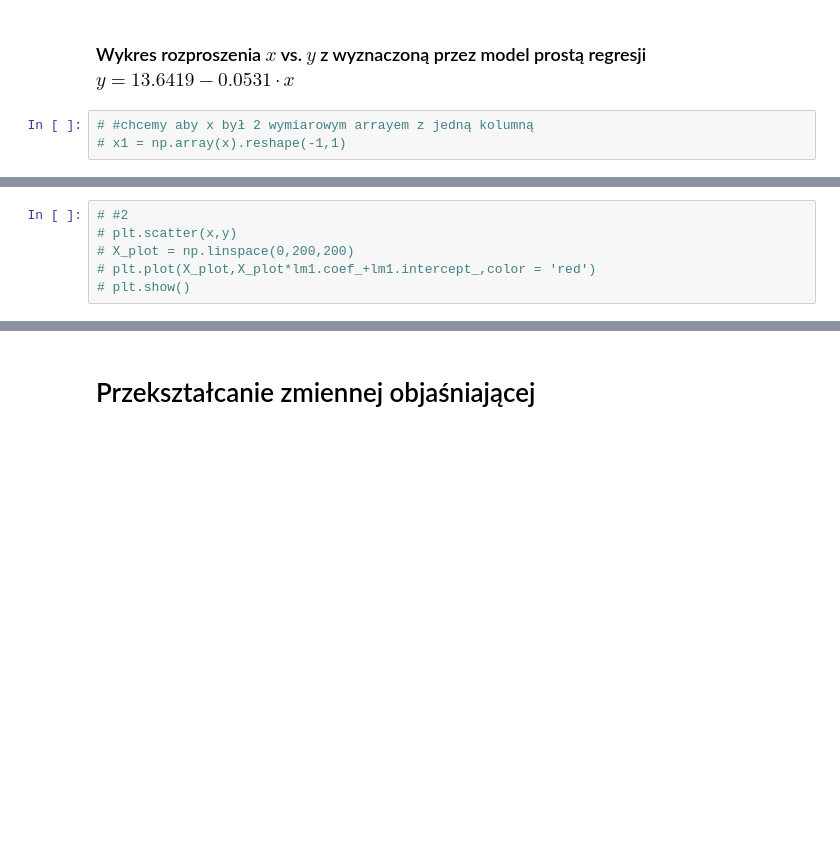
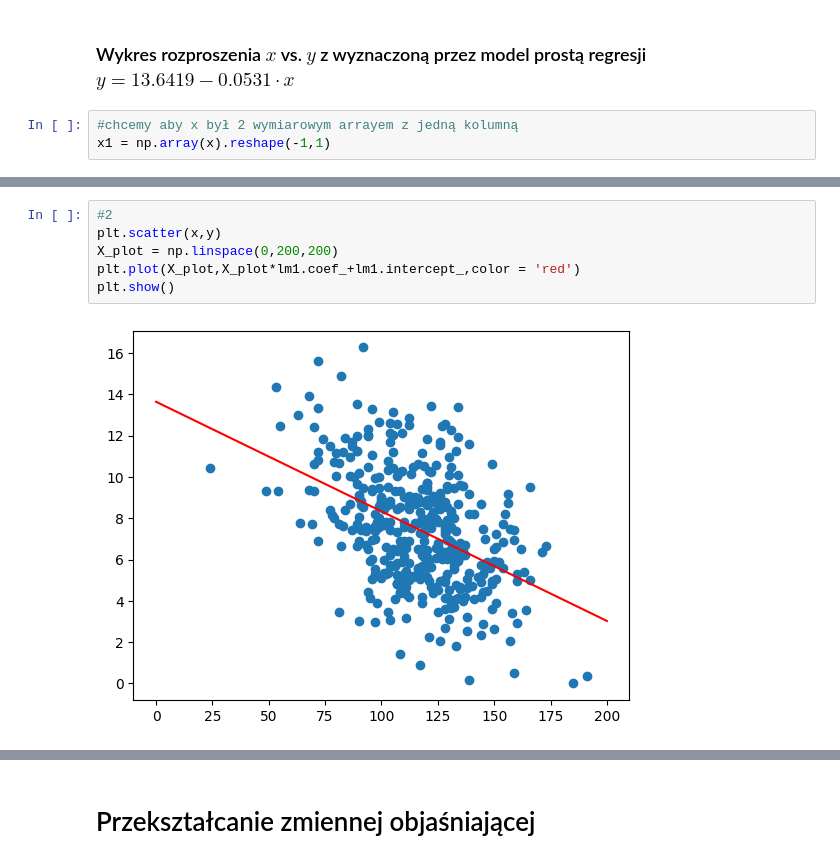
Before and after one commit to krzpiszcz/ds14092024regression, a Jupyter notebook: 03_regresja/01_regresja_jednej_zmiennej.ipynb, the cells around one changed output, grey strips where cells are left out. Saved outputs shown, nothing was run; the diff lists cells and outputs as text; blank space fills up the shorter version.

```diff
--- a/03_regresja/01_regresja_jednej_zmiennej.ipynb
+++ b/03_regresja/01_regresja_jednej_zmiennej.ipynb
@@ -119,6 +178,6 @@ Wczytaj zbiór `Carseats`, który zawierają dane o sprzedaży fotelików samoch
 # %% [markdown]
 ### Wykres rozproszenia $x$ vs. $y$ z wyznaczoną przez model prostą regresji $y=13.6419 - 0.0531 \cdot x$
 # %%
-# #chcemy aby x był 2 wymiarowym arrayem z jedną kolumną
-# x1 = np.array(x).reshape(-1,1)
+#chcemy aby x był 2 wymiarowym arrayem z jedną kolumną
+x1 = np.array(x).reshape(-1,1)
 # %%
@@ -138,7 +221,9 @@ Wczytaj zbiór `Carseats`, który zawierają dane o sprzedaży fotelików samoch
 # %%
-# #2
-# plt.scatter(x,y)
-# X_plot = np.linspace(0,200,200)
-# plt.plot(X_plot,X_plot*lm1.coef_+lm1.intercept_,color = 'red')
-# plt.show()
+#2
+plt.scatter(x,y)
+X_plot = np.linspace(0,200,200)
+plt.plot(X_plot,X_plot*lm1.coef_+lm1.intercept_,color = 'red')
+plt.show()
+# %% [output]
+[figure, added]
 # %%
```
Also changed, not shown: parts of 61 cells of this notebook, 5 other files.
